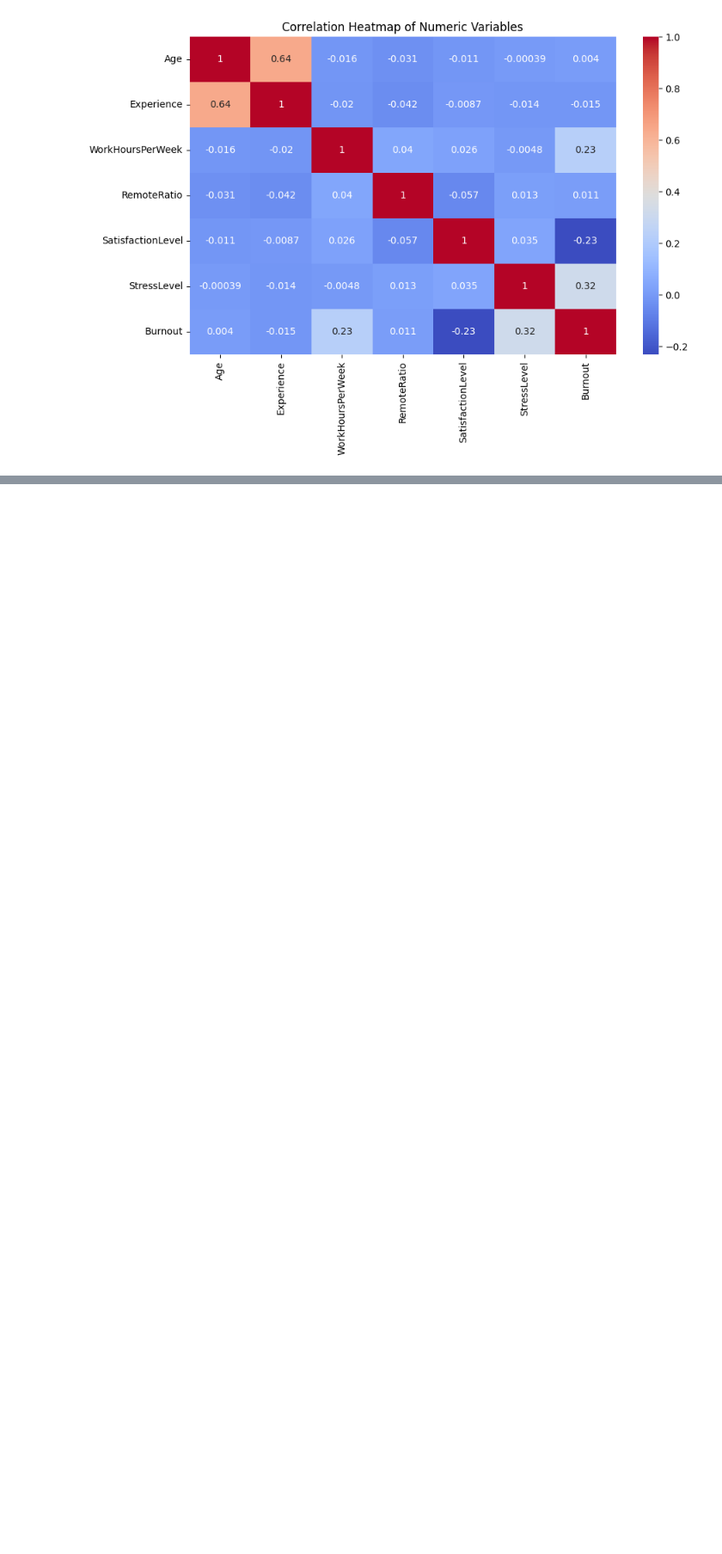
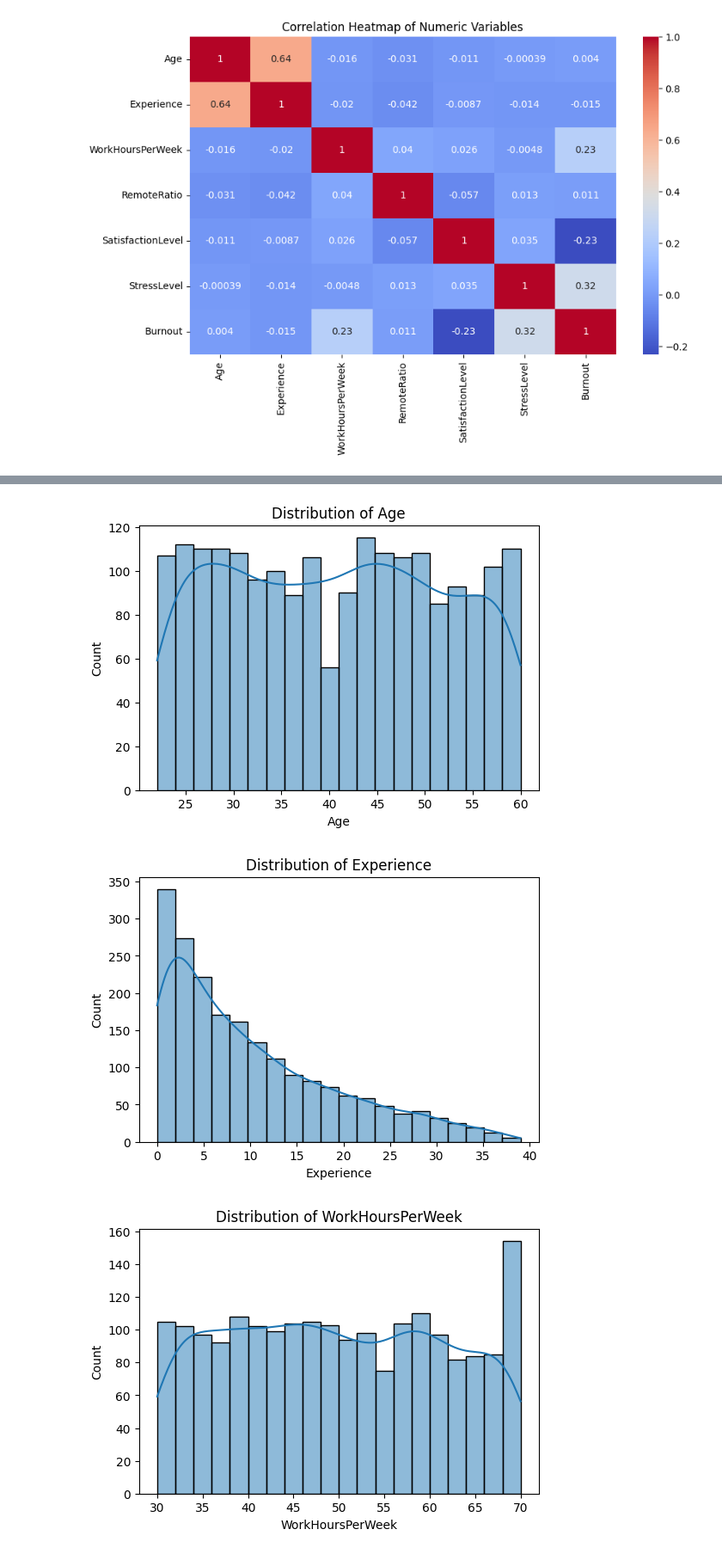
Before and after one commit to aditipandey37/burnout-productivity-analysis, a Jupyter notebook: burnout_productivity_analysis.ipynb, the cells around one changed output, grey strips where cells are left out. Shown at 86% size. Drawn from its saved outputs; the diff is of its cells as text; code cells hidden in the pictures; blank space fills up the shorter version.

Commit message:
Data visualization and interpretation

```diff
--- a/burnout_productivity_analysis.ipynb
+++ b/burnout_productivity_analysis.ipynb
@@ -95,0 +108,6 @@ plt.show()
+# %%
+from sklearn.preprocessing import LabelEncoder
+
+le = LabelEncoder()
+df['Burnout'] = le.fit_transform(df['Burnout'])
+print(df['Burnout'].head())
@@ -95,0 +125,4 @@ plt.show()
+# %%
+df = df.drop('Name', axis=1)
+# %%
+df_encoded = pd.get_dummies(df, columns=['Gender', 'JobRole'], drop_first=True)
@@ -95,0 +150,16 @@ plt.show()
+# %%
+import matplotlib.pyplot as plt
+import seaborn as sns
+
+numeric_cols = df_encoded.select_dtypes(include=['float64', 'int64']).columns
+numeric_cols = numeric_cols.drop('Burnout', errors='ignore')  # exclude target if present
+
+for col in numeric_cols:
+    plt.figure(figsize=(6,4))
+    sns.histplot(df_encoded[col], kde=True, bins=20)
+    plt.title(f'Distribution of {col}')
+    plt.show()
+# %% [output]
+[figure, added]
+[figure, added]
+[figure, added]
```
Also changed, not shown: parts of 10 cells of this notebook.
